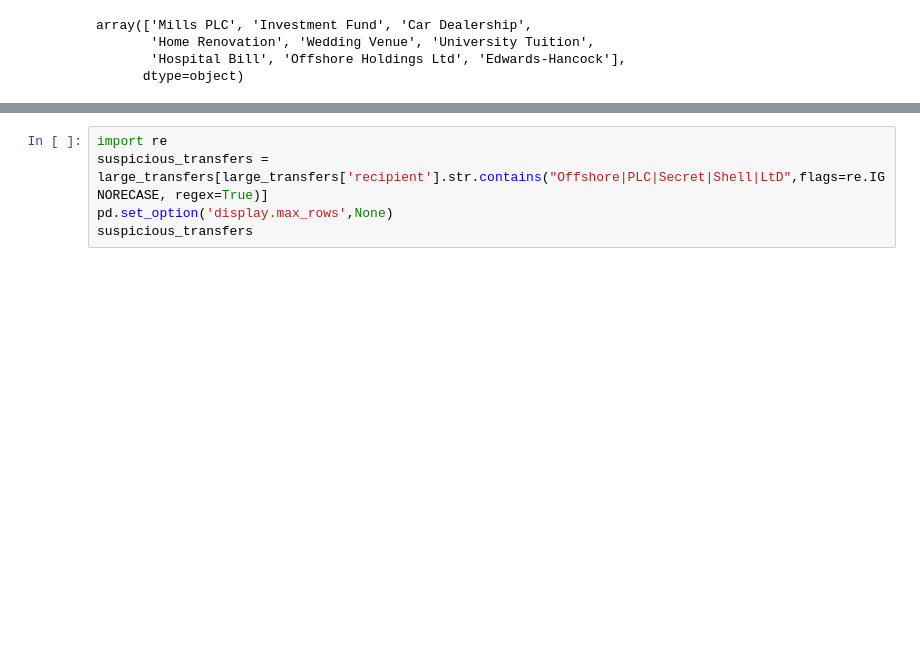
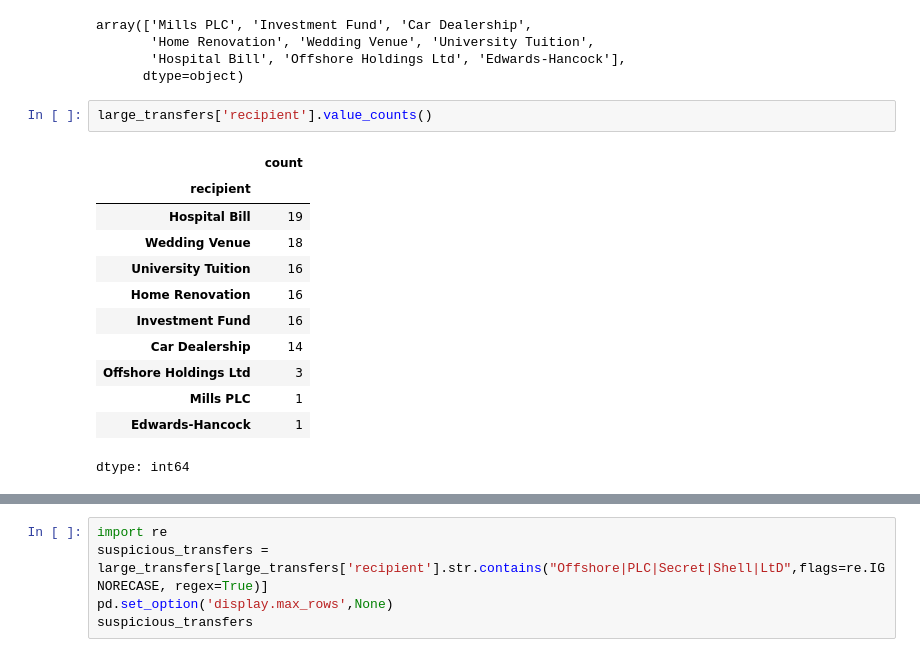
Before and after one commit to Jaslyn10/Vane_Capital_Case, a Jupyter notebook: Vane_Capital_Case.ipynb, the cells around one changed output, grey strips where cells are left out. Cells and saved outputs as stored; diff of their text form; blank space fills up the shorter version.

```diff
--- a/Vane_Capital_Case.ipynb
+++ b/Vane_Capital_Case.ipynb
@@ -568,3 +574,18 @@ array(['Mills PLC', 'Investment Fund', 'Car Dealership',
        'Home Renovation', 'Wedding Venue', 'University Tuition',
        'Hospital Bill', 'Offshore Holdings Ltd', 'Edwards-Hancock'],
       dtype=object)
+# %%
+large_transfers['recipient'].value_counts()
+# %% [output]
+|  | count |
+| recipient |  |
+| Hospital Bill | 19 |
+| Wedding Venue | 18 |
+| University Tuition | 16 |
+| Home Renovation | 16 |
+| Investment Fund | 16 |
+| Car Dealership | 14 |
+| Offshore Holdings Ltd | 3 |
+| Mills PLC | 1 |
+| Edwards-Hancock | 1 |
+dtype: int64
```
Also changed, not shown: parts of 25 cells of this notebook.
